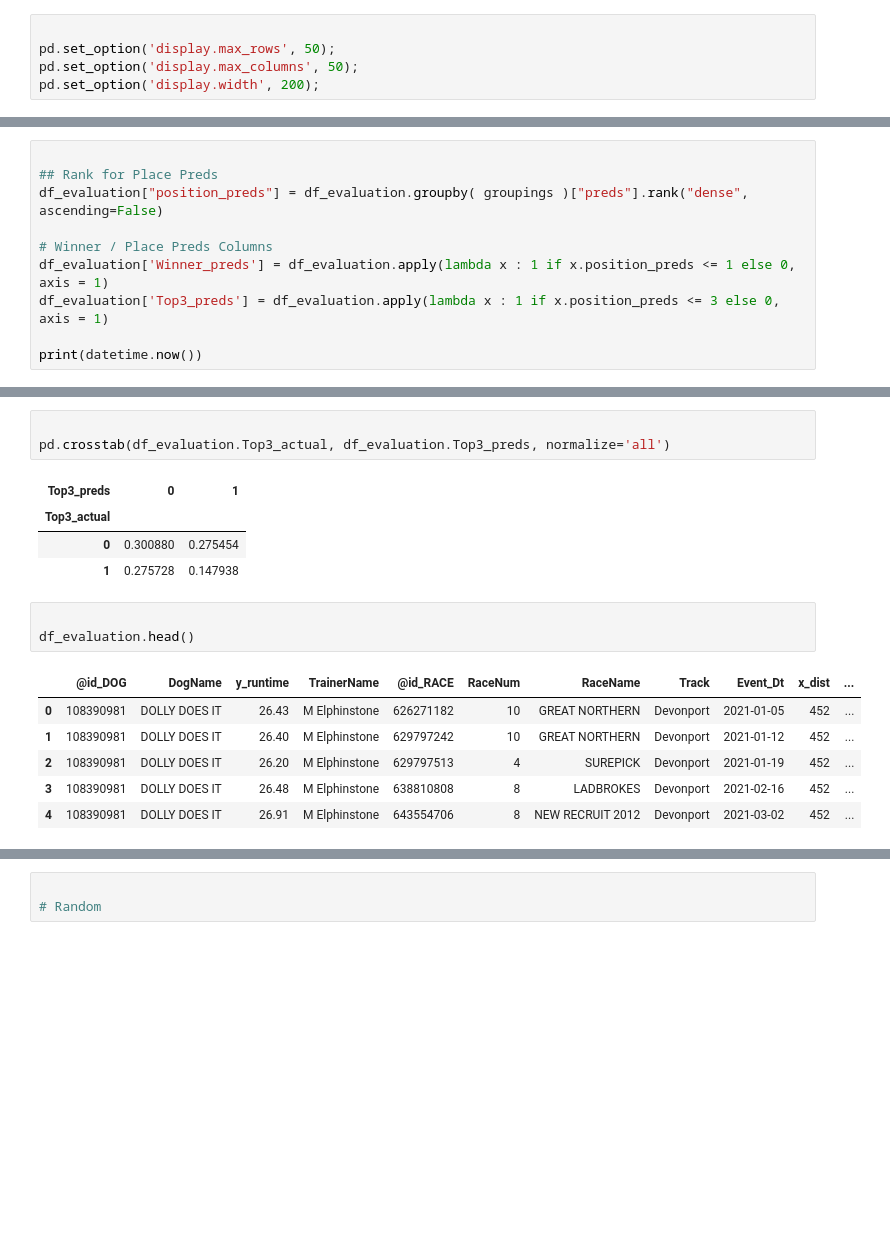
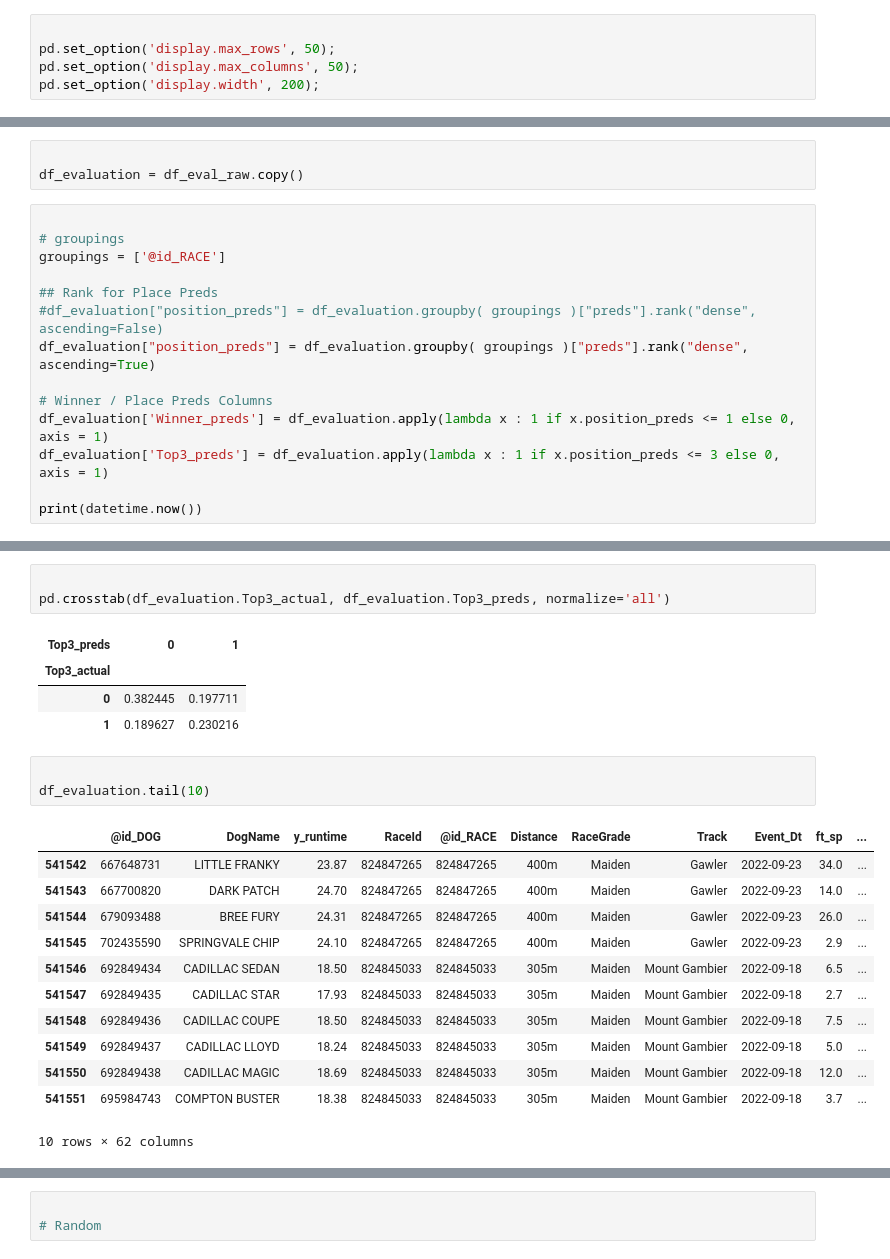
Before and after one commit to ageofthegit/greyhound-racing, a Jupyter notebook: Azure/C050_EVAL_Classification Metrics.ipynb, the cells around one changed output, grey strips where cells are left out. Cells and saved outputs as stored; diff of their text form; blank space fills up the shorter version.

```diff
--- a/Azure/C050_EVAL_Classification Metrics.ipynb
+++ b/Azure/C050_EVAL_Classification Metrics.ipynb
@@ -147,7 +102,14 @@ print(datetime.now())
+# %%
+
+df_evaluation = df_eval_raw.copy()
 # %%
 
+# groupings
+groupings = ['@id_RACE']
+
 ## Rank for Place Preds
-df_evaluation["position_preds"] = df_evaluation.groupby( groupings )["preds"].rank("dense", ascending=False)
+#df_evaluation["position_preds"] = df_evaluation.groupby( groupings )["preds"].rank("dense", ascending=False)
+df_evaluation["position_preds"] = df_evaluation.groupby( groupings )["preds"].rank("dense", ascending=True)
 
 # Winner / Place Preds Columns
 df_evaluation['Winner_preds'] = df_evaluation.apply(lambda x : 1 if x.position_preds <= 1 else 0, axis = 1)
@@ -232,18 +188,24 @@ pd.crosstab(df_evaluation.Top3_actual, df_evaluation.Top3_preds, normalize='all'
 # %% [output]
 | Top3_preds | 0 | 1 |
 | Top3_actual |  |  |
-| 0 | 0.300880 | 0.275454 |
-| 1 | 0.275728 | 0.147938 |
+| 0 | 0.382445 | 0.197711 |
+| 1 | 0.189627 | 0.230216 |
 # %%
 
-df_evaluation.head()
+df_evaluation.tail(10)
 # %% [output]
-|  | @id_DOG | DogName | y_runtime | TrainerName | @id_RACE | RaceNum | RaceName | Track | Event_Dt | x_dist | ... |
-| 0 | 108390981 | DOLLY DOES IT | 26.43 | M Elphinstone | 626271182 | 10 | GREAT NORTHERN | Devonport | 2021-01-05 | 452 | ... |
-| 1 | 108390981 | DOLLY DOES IT | 26.40 | M Elphinstone | 629797242 | 10 | GREAT NORTHERN | Devonport | 2021-01-12 | 452 | ... |
-| 2 | 108390981 | DOLLY DOES IT | 26.20 | M Elphinstone | 629797513 | 4 | SUREPICK | Devonport | 2021-01-19 | 452 | ... |
-| 3 | 108390981 | DOLLY DOES IT | 26.48 | M Elphinstone | 638810808 | 8 | LADBROKES | Devonport | 2021-02-16 | 452 | ... |
-| 4 | 108390981 | DOLLY DOES IT | 26.91 | M Elphinstone | 643554706 | 8 | NEW RECRUIT 2012 | Devonport | 2021-03-02 | 452 | ... |
+|  | @id_DOG | DogName | y_runtime | RaceId | @id_RACE | Distance | RaceGrade | Track | Event_Dt | ft_sp | ... |
+| 541542 | 667648731 | LITTLE FRANKY | 23.87 | 824847265 | 824847265 | 400m | Maiden | Gawler | 2022-09-23 | 34.0 | ... |
+| 541543 | 667700820 | DARK PATCH | 24.70 | 824847265 | 824847265 | 400m | Maiden | Gawler | 2022-09-23 | 14.0 | ... |
+| 541544 | 679093488 | BREE FURY | 24.31 | 824847265 | 824847265 | 400m | Maiden | Gawler | 2022-09-23 | 26.0 | ... |
+| 541545 | 702435590 | SPRINGVALE CHIP | 24.10 | 824847265 | 824847265 | 400m | Maiden | Gawler | 2022-09-23 | 2.9 | ... |
+| 541546 | 692849434 | CADILLAC SEDAN | 18.50 | 824845033 | 824845033 | 305m | Maiden | Mount Gambier | 2022-09-18 | 6.5 | ... |
+| 541547 | 692849435 | CADILLAC STAR | 17.93 | 824845033 | 824845033 | 305m | Maiden | Mount Gambier | 2022-09-18 | 2.7 | ... |
+| 541548 | 692849436 | CADILLAC COUPE | 18.50 | 824845033 | 824845033 | 305m | Maiden | Mount Gambier | 2022-09-18 | 7.5 | ... |
+| 541549 | 692849437 | CADILLAC LLOYD | 18.24 | 824845033 | 824845033 | 305m | Maiden | Mount Gambier | 2022-09-18 | 5.0 | ... |
+| 541550 | 692849438 | CADILLAC MAGIC | 18.69 | 824845033 | 824845033 | 305m | Maiden | Mount Gambier | 2022-09-18 | 12.0 | ... |
+| 541551 | 695984743 | COMPTON BUSTER | 18.38 | 824845033 | 824845033 | 305m | Maiden | Mount Gambier | 2022-09-18 | 3.7 | ... |
+10 rows × 62 columns
 # %%
 
 print(datetime.now())
```
Also changed, not shown: parts of 30 cells of this notebook, 4 other files.
